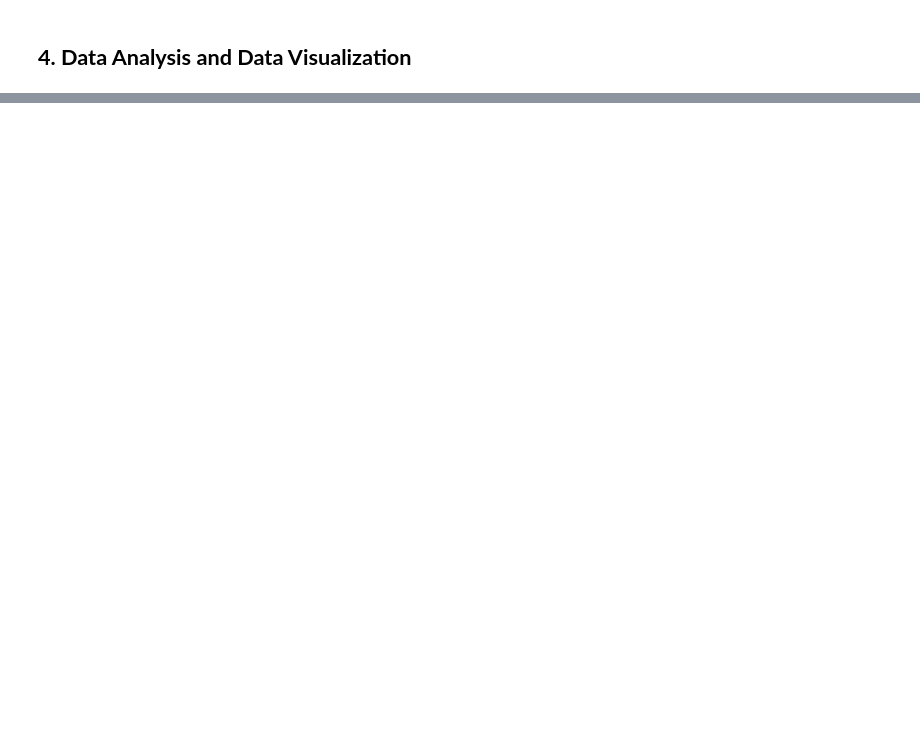
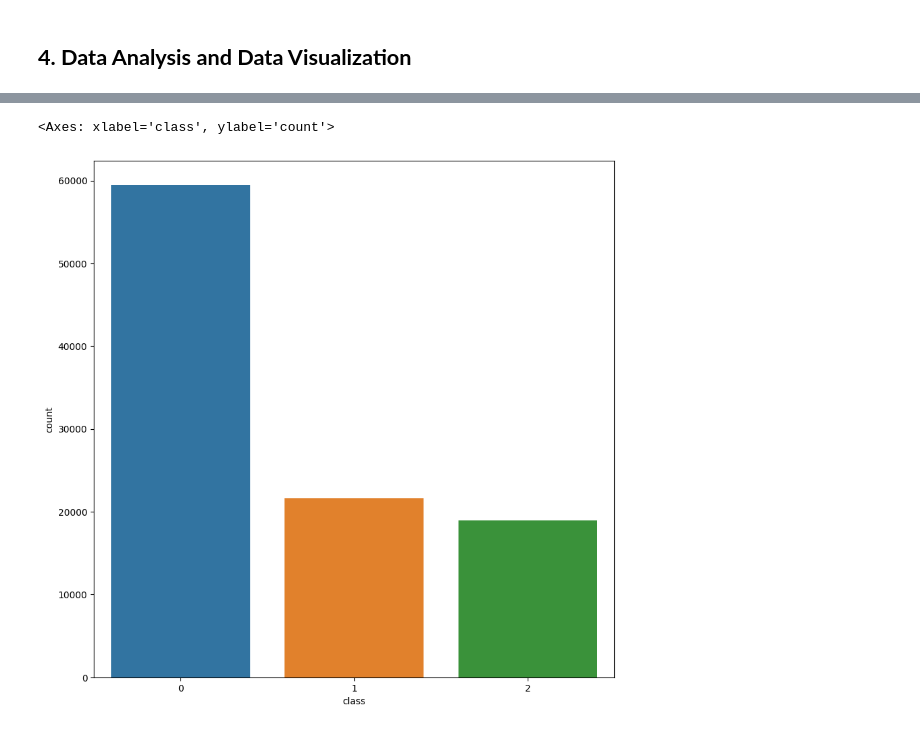
Before and after one commit to ahmedidrissi/stellar-classification, a Jupyter notebook: data_processing.ipynb, the cells around one changed output, grey strips where cells are left out. Drawn from its saved outputs; the diff is of its cells as text; code cells hidden in the pictures; blank space fills up the shorter version.

```diff
--- a/data_processing.ipynb
+++ b/data_processing.ipynb
@@ -156 +181,7 @@ df.describe().T
+# %%
+plt.figure(figsize=(10,10))
+sns.countplot(x=df['class']) # plot Type column
+# %% [output]
+<Axes: xlabel='class', ylabel='count'>
+[figure, added]
 # %%
```
Also changed, not shown: parts of 5 cells of this notebook.
